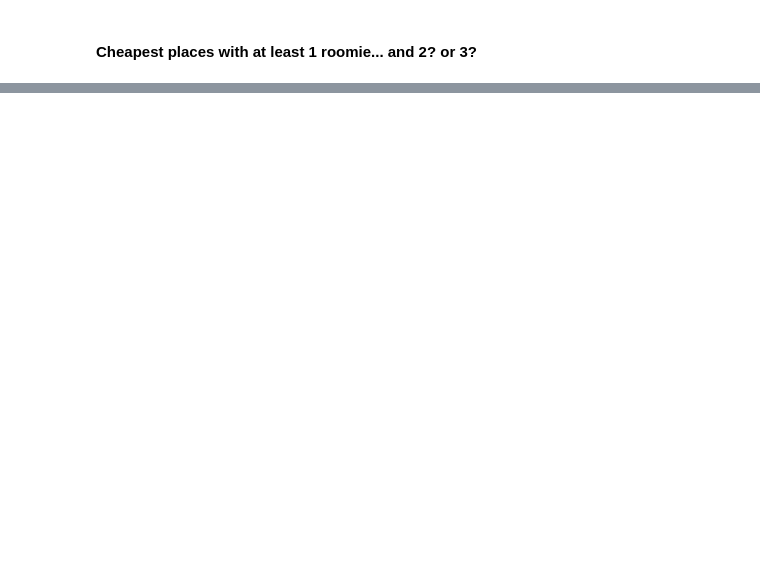
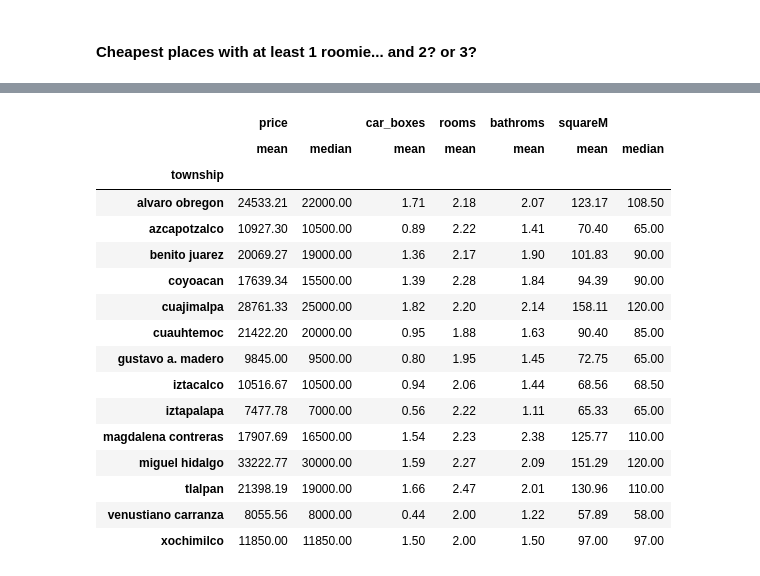
Before and after one commit to ArturoMorenoSBU/Lamudi_Analysis, a Jupyter notebook: Explanatory_Analysis_Lamudi.ipynb, the cells around one changed output, grey strips where cells are left out. Cells and saved outputs as stored; diff of their text form; code cells hidden in the pictures; blank space fills up the shorter version.

```diff
--- a/Explanatory_Analysis_Lamudi.ipynb
+++ b/Explanatory_Analysis_Lamudi.ipynb
@@ -194,0 +212,21 @@ SyntaxError: invalid syntax (Temp/ipykernel_2212/3917414020.py, line 1)
+# %%
+df.groupby("township").agg({"price": ["mean", "median"], "car_boxes": "mean", "rooms": "mean",
+                            "bathroms": "mean", "squareM":["mean", "median"]})
+# %% [output]
+|  | price |  | car_boxes | rooms | bathroms | squareM |  |
+|  | mean | median | mean | mean | mean | mean | median |
+| township |  |  |  |  |  |  |  |
+| alvaro obregon | 24533.21 | 22000.00 | 1.71 | 2.18 | 2.07 | 123.17 | 108.50 |
+| azcapotzalco | 10927.30 | 10500.00 | 0.89 | 2.22 | 1.41 | 70.40 | 65.00 |
+| benito juarez | 20069.27 | 19000.00 | 1.36 | 2.17 | 1.90 | 101.83 | 90.00 |
+| coyoacan | 17639.34 | 15500.00 | 1.39 | 2.28 | 1.84 | 94.39 | 90.00 |
+| cuajimalpa | 28761.33 | 25000.00 | 1.82 | 2.20 | 2.14 | 158.11 | 120.00 |
+| cuauhtemoc | 21422.20 | 20000.00 | 0.95 | 1.88 | 1.63 | 90.40 | 85.00 |
+| gustavo a. madero | 9845.00 | 9500.00 | 0.80 | 1.95 | 1.45 | 72.75 | 65.00 |
+| iztacalco | 10516.67 | 10500.00 | 0.94 | 2.06 | 1.44 | 68.56 | 68.50 |
+| iztapalapa | 7477.78 | 7000.00 | 0.56 | 2.22 | 1.11 | 65.33 | 65.00 |
+| magdalena contreras | 17907.69 | 16500.00 | 1.54 | 2.23 | 2.38 | 125.77 | 110.00 |
+| miguel hidalgo | 33222.77 | 30000.00 | 1.59 | 2.27 | 2.09 | 151.29 | 120.00 |
+| tlalpan | 21398.19 | 19000.00 | 1.66 | 2.47 | 2.01 | 130.96 | 110.00 |
+| venustiano carranza | 8055.56 | 8000.00 | 0.44 | 2.00 | 1.22 | 57.89 | 58.00 |
+| xochimilco | 11850.00 | 11850.00 | 1.50 | 2.00 | 1.50 | 97.00 | 97.00 |
```
Also changed, not shown: parts of 7 cells of this notebook.
